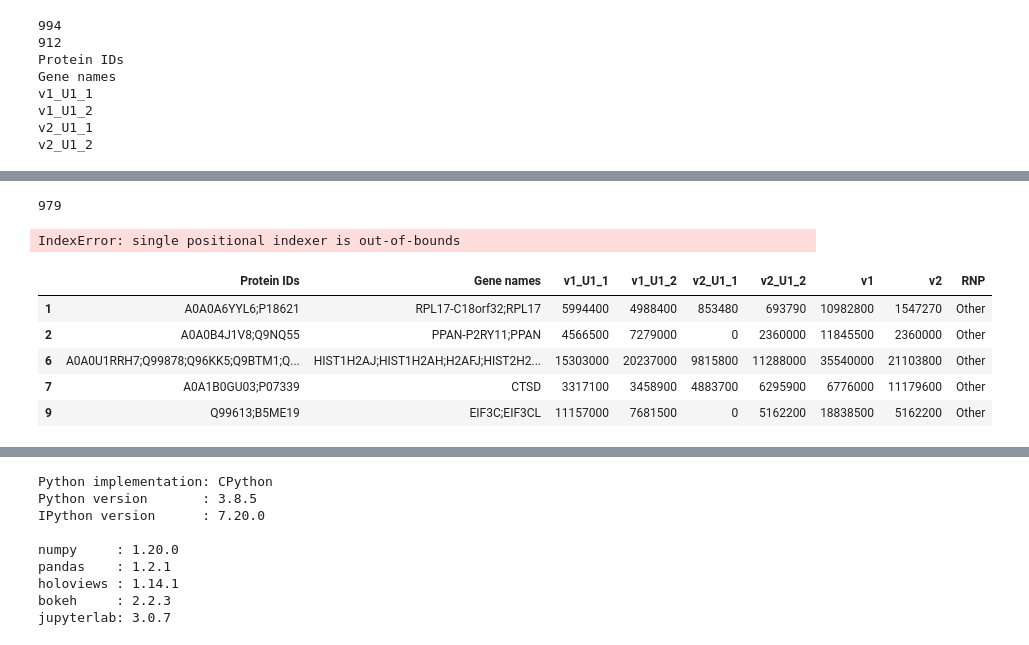
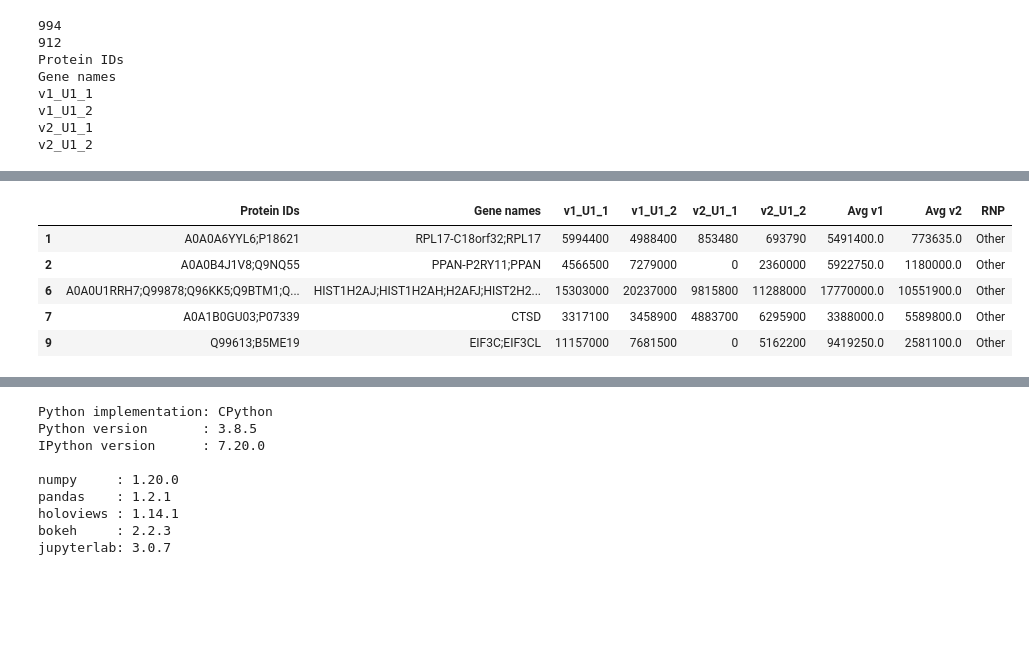
Before and after one commit to dhonson-lncrna/22.02.25_RAPMSv1v2-Analysis, a Jupyter notebook: 22.02.25_v1v2-LFQ.ipynb, the cells around one changed output, grey strips where cells are left out. Drawn from its saved outputs; the diff is of its cells as text; code cells hidden in the pictures; blank space fills up the shorter version.

```diff
--- a/22.02.25_v1v2-LFQ.ipynb
+++ b/22.02.25_v1v2-LFQ.ipynb
@@ -199,27 +200,19 @@ WARNING:param.PointPlot02919: Logarithmic axis range encountered value less than
 [interactive output not drawn]
-# %%
-progroups.index[-1]
-# %% [output]
-979
-# %%
-print(progroups.iloc[978]['v1'])
-# %% [output]
-IndexError: single positional indexer is out-of-bounds
 # %%
-progroups['v1'] = progroups['v1_U1_1'] + progroups['v1_U1_2']
-progroups['v2'] = progroups['v2_U1_1'] + progroups['v2_U1_2']
+progroups['Avg v1'] = (progroups['v1_U1_1'] + progroups['v1_U1_2'])  / 2
+progroups['Avg v2'] = (progroups['v2_U1_1'] + progroups['v2_U1_2']) / 2
 
 for i in progroups.index:
-    if progroups.loc[i,'v1'] + progroups.loc[i,'v2'] == 0:
+    if progroups.loc[i,'Avg v1'] + progroups.loc[i,'Avg v2'] == 0:
         progroups = progroups.drop(i, axis=0)
 
 progroups = rnp_adder(progroups, 'U1')
 
 progroups.head()
 # %% [output]
-|  | Protein IDs | Gene names | v1_U1_1 | v1_U1_2 | v2_U1_1 | v2_U1_2 | v1 | v2 | RNP |
-| 1 | A0A0A6YYL6;P18621 | RPL17-C18orf32;RPL17 | 5994400 | 4988400 | 853480 | 693790 | 10982800 | 1547270 | Other |
-| 2 | A0A0B4J1V8;Q9NQ55 | PPAN-P2RY11;PPAN | 4566500 | 7279000 | 0 | 2360000 | 11845500 | 2360000 | Other |
-| 6 | A0A0U1RRH7;Q99878;Q96KK5;Q9BTM1;Q... | HIST1H2AJ;HIST1H2AH;H2AFJ;HIST2H2... | 15303000 | 20237000 | 9815800 | 11288000 | 35540000 | 21103800 | Other |
-| 7 | A0A1B0GU03;P07339 | CTSD | 3317100 | 3458900 | 4883700 | 6295900 | 6776000 | 11179600 | Other |
-| 9 | Q99613;B5ME19 | EIF3C;EIF3CL | 11157000 | 7681500 | 0 | 5162200 | 18838500 | 5162200 | Other |
+|  | Protein IDs | Gene names | v1_U1_1 | v1_U1_2 | v2_U1_1 | v2_U1_2 | Avg v1 | Avg v2 | RNP |
+| 1 | A0A0A6YYL6;P18621 | RPL17-C18orf32;RPL17 | 5994400 | 4988400 | 853480 | 693790 | 5491400.0 | 773635.0 | Other |
+| 2 | A0A0B4J1V8;Q9NQ55 | PPAN-P2RY11;PPAN | 4566500 | 7279000 | 0 | 2360000 | 5922750.0 | 1180000.0 | Other |
+| 6 | A0A0U1RRH7;Q99878;Q96KK5;Q9BTM1;Q... | HIST1H2AJ;HIST1H2AH;H2AFJ;HIST2H2... | 15303000 | 20237000 | 9815800 | 11288000 | 17770000.0 | 10551900.0 | Other |
+| 7 | A0A1B0GU03;P07339 | CTSD | 3317100 | 3458900 | 4883700 | 6295900 | 3388000.0 | 5589800.0 | Other |
+| 9 | Q99613;B5ME19 | EIF3C;EIF3CL | 11157000 | 7681500 | 0 | 5162200 | 9419250.0 | 2581100.0 | Other |
```
Also changed, not shown: parts of 7 cells of this notebook.
